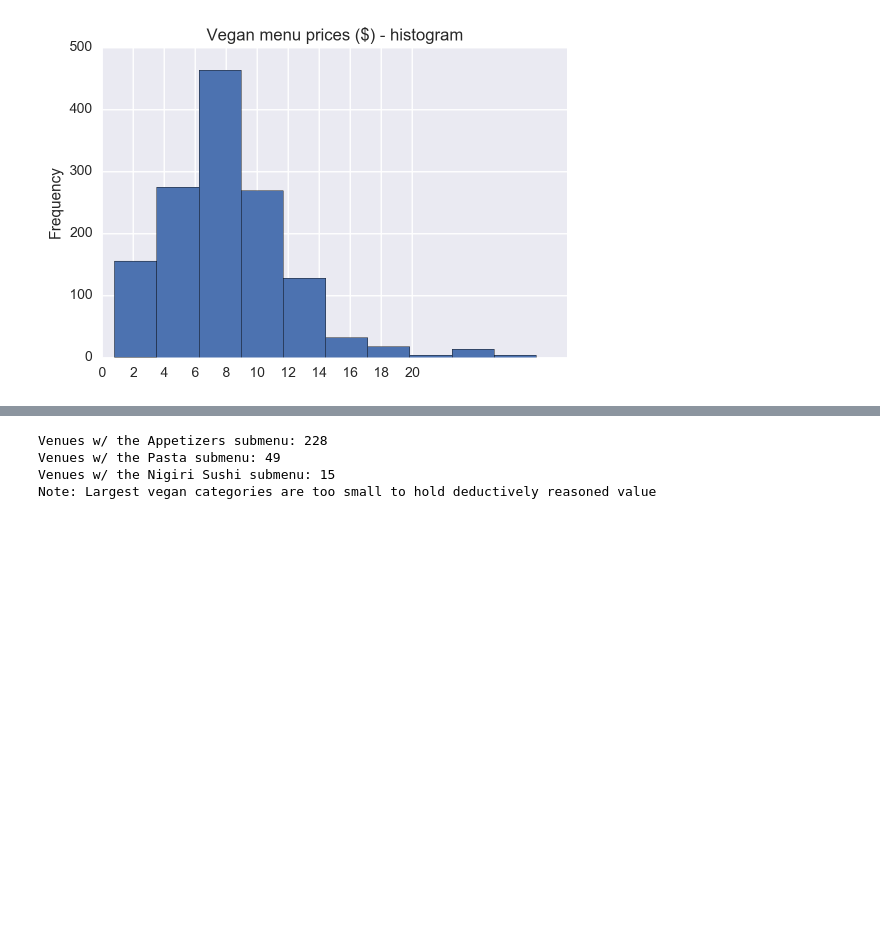
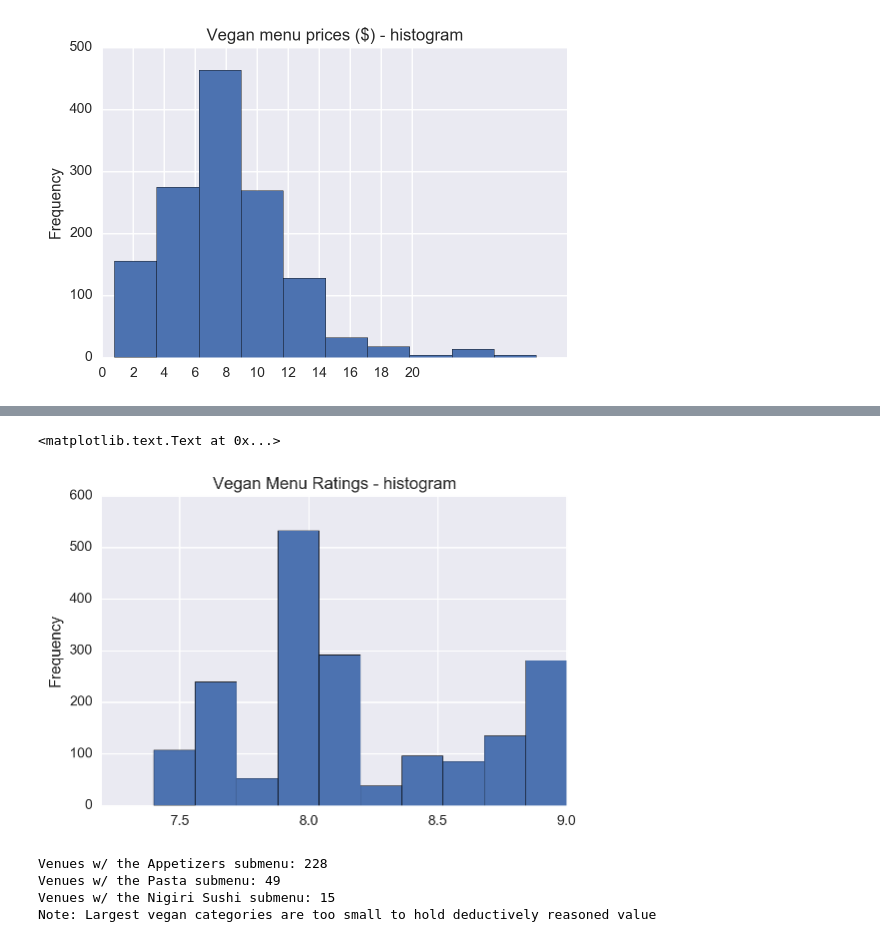
Before and after one commit to AnotherGuitar/DSI-SF-4-anotherguitar, a Jupyter notebook: projects/Capstone Stuff/EDA.ipynb, the cells around one changed output, grey strips where cells are left out. Drawn from its saved outputs; the diff is of its cells as text; code cells hidden in the pictures; blank space fills up the shorter version.

```diff
--- a/projects/Capstone Stuff/EDA.ipynb
+++ b/projects/Capstone Stuff/EDA.ipynb
@@ -166,3 +206,13 @@ plt.title('Vegan menu prices ($) - histogram')
+# %%
+venue_rating = vegan[vegan.groupby('venue_rated').venue_rated.transform(len) > 0]
+venue_rating = venue_rating[venue_rating.venue_rated != 'rating_not_available']
+venue_rating.venue_rated.value_counts()
+
+venue_rating.venue_rated.sort_values().plot(kind='hist')
+plt.title('Vegan Menu Ratings - histogram')
+# %% [output]
+<matplotlib.text.Text at 0x...>
+[figure, added]
 # %%
 # Let's try the most common sub menu names
 smenu_count = food[food.groupby('depth_menus_n').depth_menus_n.transform(len) > 350]
```
Also changed, not shown: parts of 14 cells of this notebook.
